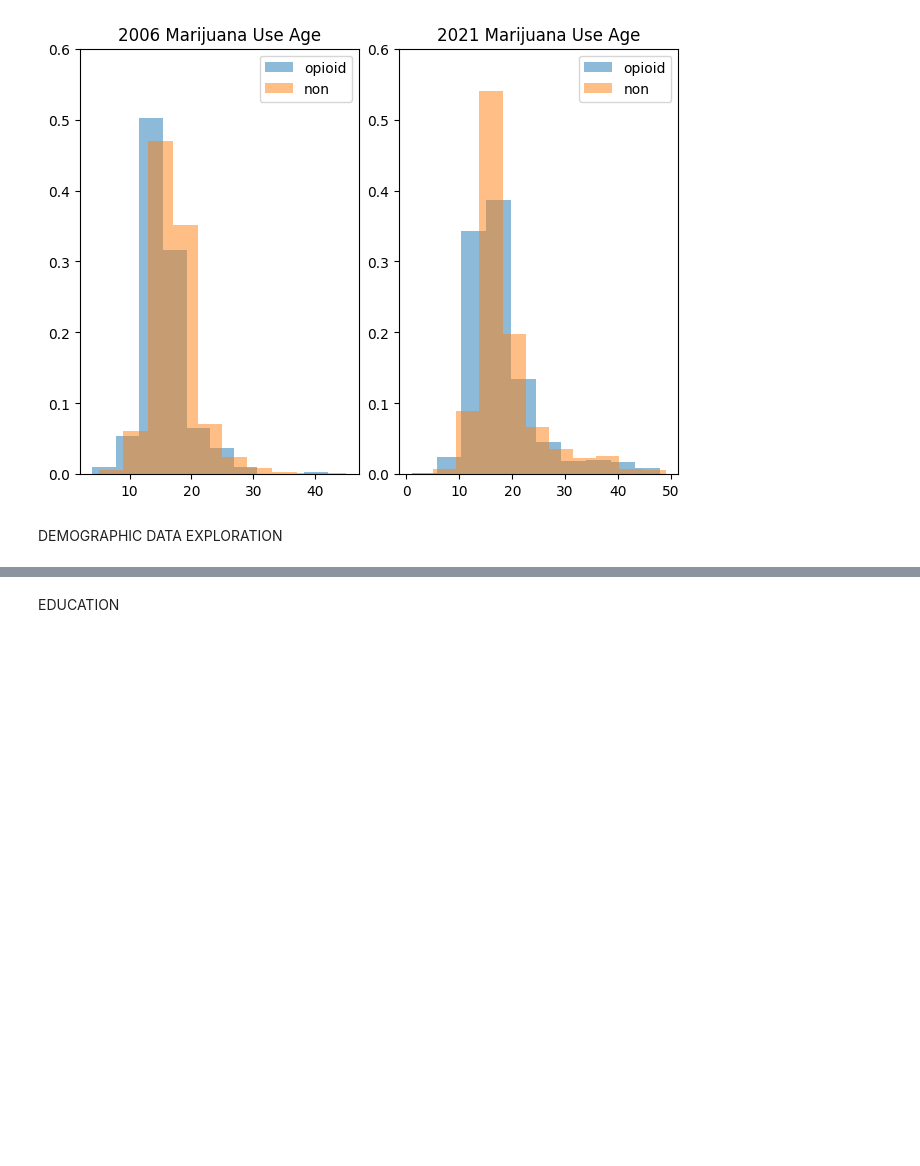
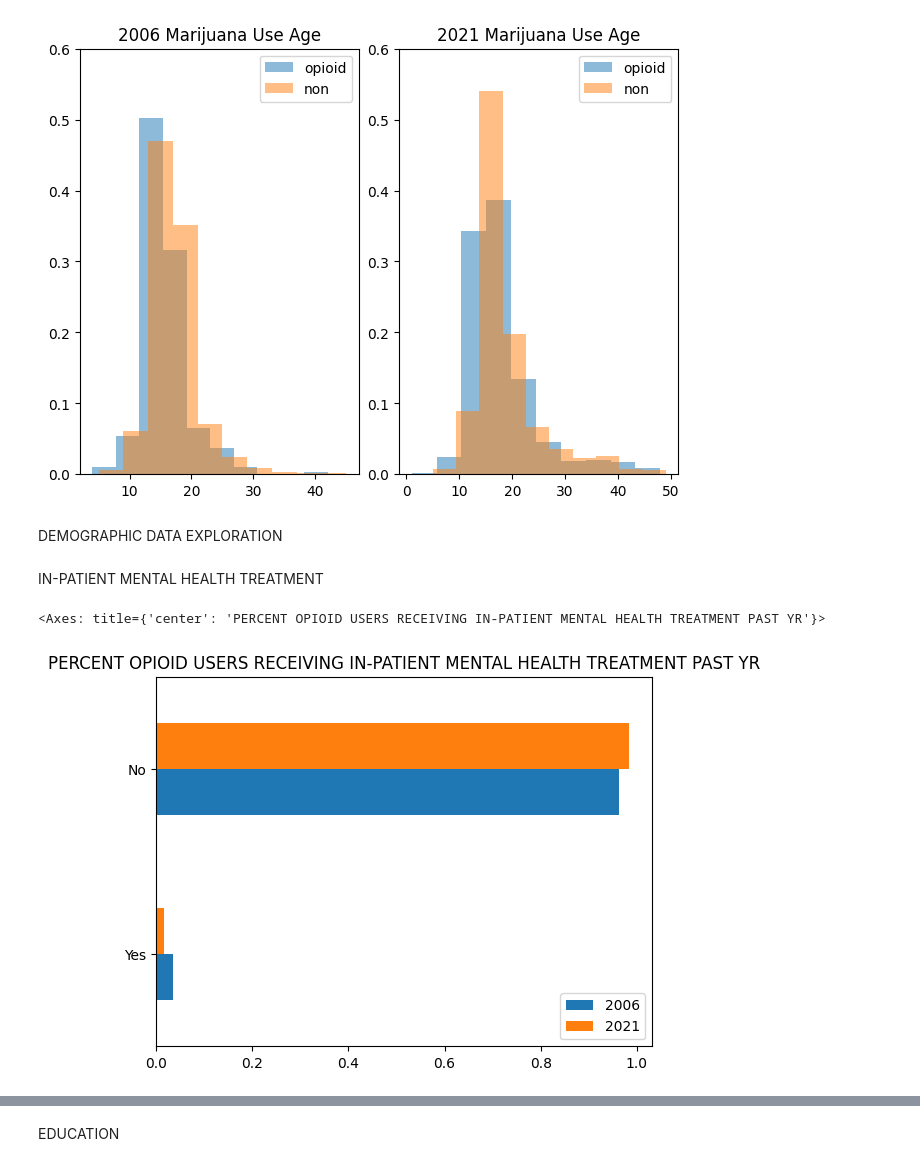
Before and after one commit to HotelTango314/dsa5900, a Jupyter notebook: NSDUH_Explore.ipynb, the cells around one changed output, grey strips where cells are left out. Saved outputs shown, nothing was run; the diff lists cells and outputs as text; code cells hidden in the pictures; blank space fills up the shorter version.

Commit message:
finished graphics

```diff
--- a/NSDUH_Explore.ipynb
+++ b/NSDUH_Explore.ipynb
@@ -400,3 +400,17 @@ tw1_demo = tw1.loc[tw1["CATAG3"]==4,demo2021]
 six_user_len = len(six_demo[six_demo["CLASS"]==1])
 # %%
 tw1_user_len = len(tw1_demo[tw1_demo["CLASS"]==1])
+# %% [markdown]
+IN-PATIENT MENTAL HEALTH TREATMENT
+# %%
+tw1_treat_count = tw1_demo.loc[(tw1_demo["CLASS"]==1),["AMHINP2"]].count()[0]
+six_treat = six_demo.loc[(six_demo["CLASS"]==1),["AMHINP2"]].value_counts().sort_index()/six_user_len
+tw1_treat = tw1_demo.loc[(tw1_demo["CLASS"]==1),["AMHINP2"]].value_counts().sort_index()/tw1_treat_count
+# %%
+d = {2006:[x for x in six_treat],2021:[x for x in tw1_treat]}
+treat = pd.DataFrame(data=d,index=["Yes","No"])
+# %%
+treat.plot.barh(title="PERCENT OPIOID USERS RECEIVING IN-PATIENT MENTAL HEALTH TREATMENT PAST YR")
+# %% [output]
+<Axes: title={'center': 'PERCENT OPIOID USERS RECEIVING IN-PATIENT MENTAL HEALTH TREATMENT PAST YR'}>
+[figure, added]
```
Also changed, not shown: parts of 26 cells of this notebook, 2 other files.
